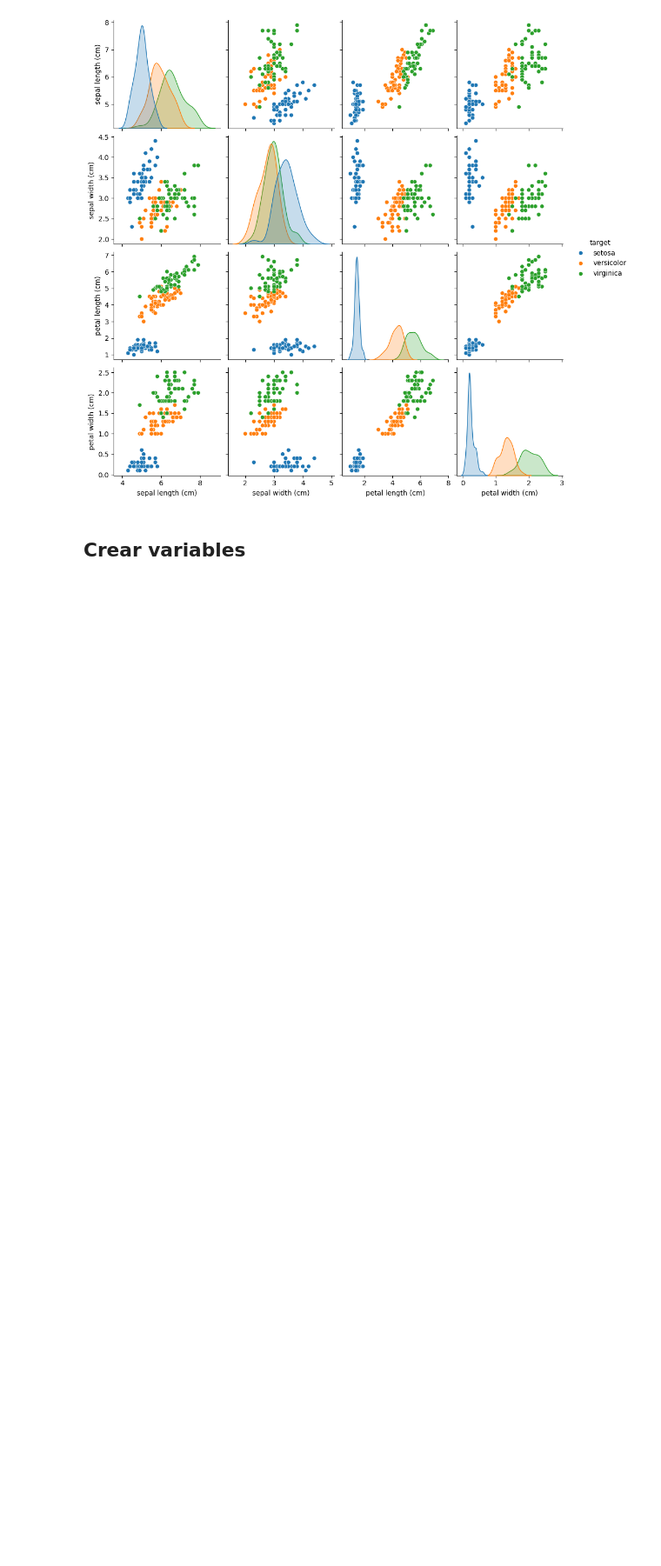
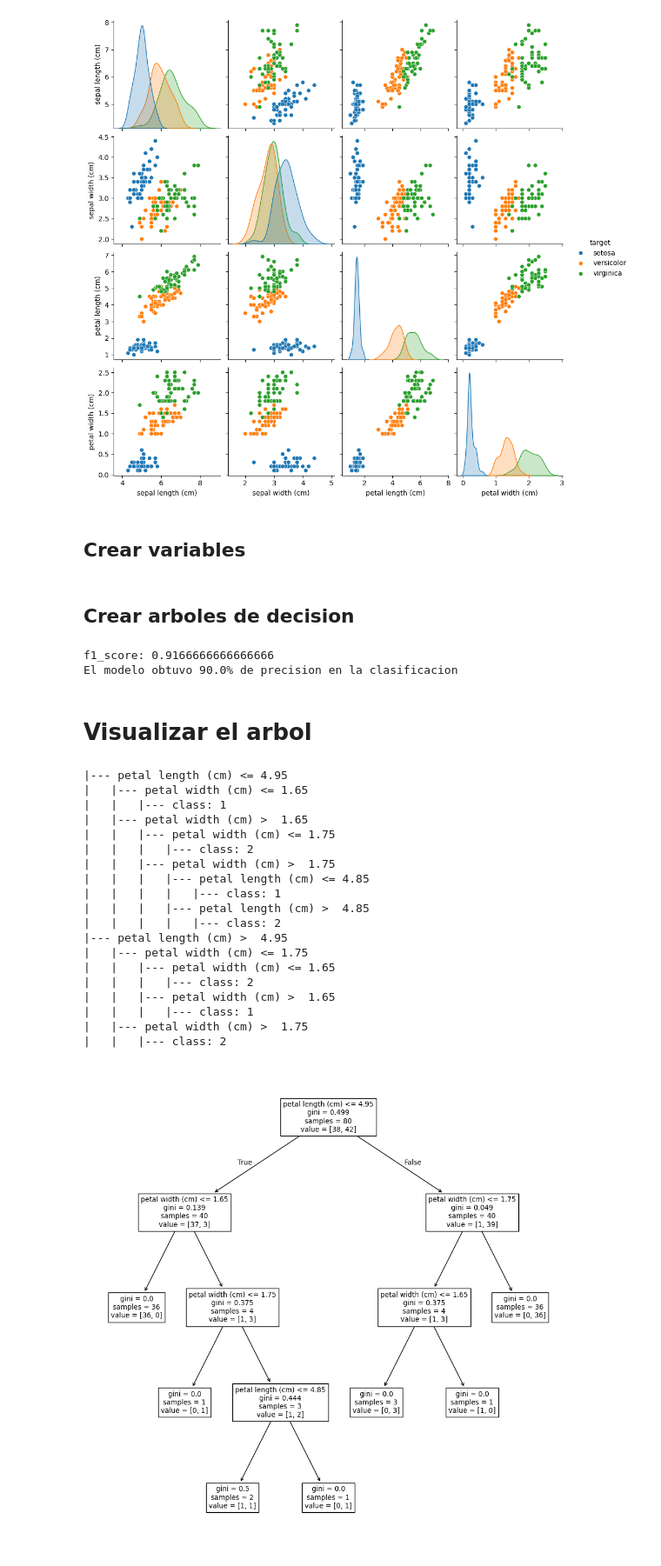
Before and after one commit to Gambled23/Aprendizaje-maquina, a Jupyter notebook: arboles de decision.ipynb, the cells around one changed output. Shown at 87% size. Cells and saved outputs as stored; diff of their text form; code cells hidden in the pictures; blank space fills up the shorter version.

```diff
--- a/arboles de decision.ipynb
+++ b/arboles de decision.ipynb
@@ -25,3 +25,54 @@ variablex = iris["data"].values.reshape((-1, 4))
 # seleccionar 2da y 3ra columna
 variablex = variablex[:, [2,3]]
 variabley = iris["target"].values.reshape((-1, 1))
+
+# Seleccionar datos con clase 1 y 2
+index = np.array([np.where(variabley == 1)[0], np.where(variabley == 2)[0]])
+index = index.reshape(-1,1)
+variablex = variablex[index].reshape(-1,2)
+variabley = variabley[index].reshape(-1,1)
+# %% [markdown]
+## Crear arboles de decision
+# %%
+x_train, x_test, y_train, y_test = train_test_split(variablex, variabley, test_size=0.2, random_state=42)
+
+modelTree = DecisionTreeClassifier(criterion="gini", random_state=42)
+modelTree.fit(x_train, y_train)
+
+y_pred = modelTree.predict(x_test)
+f1 = f1_score(y_test, y_pred)
+percent = modelTree.score(x_test, y_test)
+print(f'f1_score: {f1}')
+print(f'El modelo obtuvo {percent*100}% de precision en la clasificacion')
+# %% [output]
+f1_score: 0.9166666666666666
+El modelo obtuvo 90.0% de precision en la clasificacion
+# %% [markdown]
+# Visualizar el arbol
+# %%
+print(tree.export_text(modelTree, feature_names=["petal length (cm)", "petal width (cm)"]))
+
+plt.figure(figsize=(12, 12))
+tree.plot_tree(modelTree, feature_names=["petal length (cm)", "petal width (cm)"])
+plt.show()
+# %% [output]
+|--- petal length (cm) <= 4.95
+|   |--- petal width (cm) <= 1.65
+|   |   |--- class: 1
+|   |--- petal width (cm) >  1.65
+|   |   |--- petal width (cm) <= 1.75
+|   |   |   |--- class: 2
+|   |   |--- petal width (cm) >  1.75
+|   |   |   |--- petal length (cm) <= 4.85
+|   |   |   |   |--- class: 1
+|   |   |   |--- petal length (cm) >  4.85
+|   |   |   |   |--- class: 2
+|--- petal length (cm) >  4.95
+|   |--- petal width (cm) <= 1.75
+|   |   |--- petal width (cm) <= 1.65
+|   |   |   |--- class: 2
+|   |   |--- petal width (cm) >  1.65
+|   |   |   |--- class: 1
+|   |--- petal width (cm) >  1.75
+|   |   |--- class: 2
+[figure, added]
```
Also changed, not shown: parts of 1 cell of this notebook.
